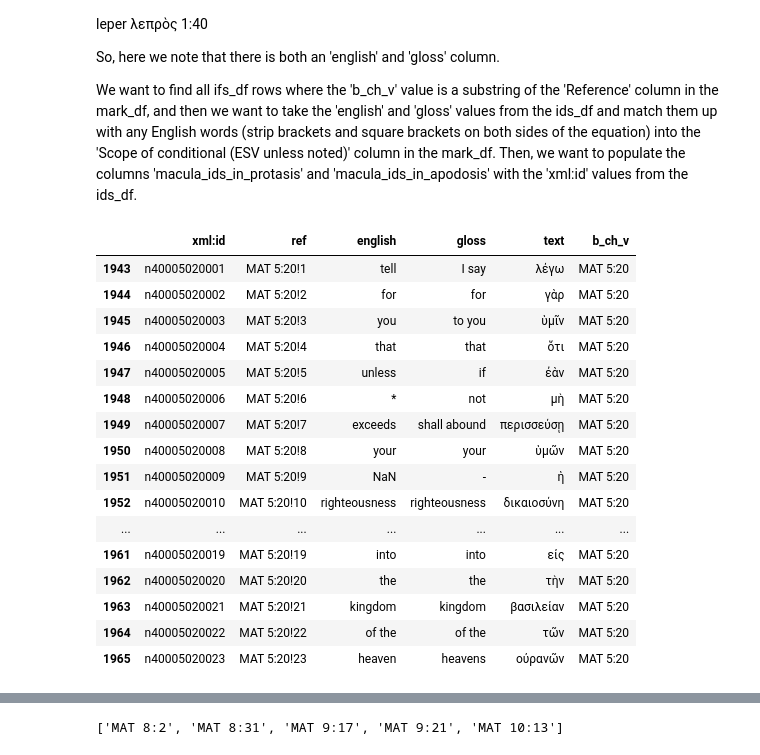
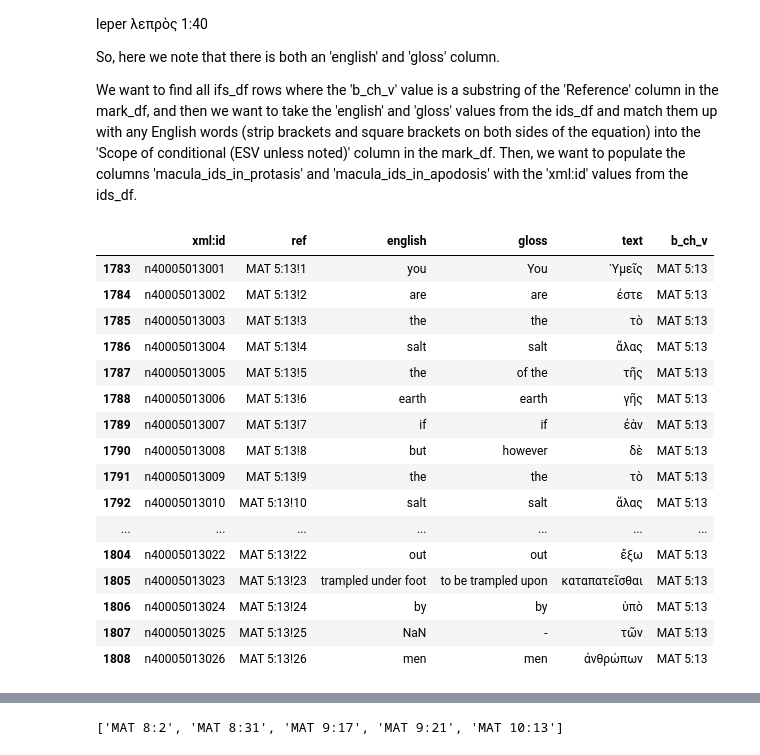
Before and after one commit to ryderwishart/biblical-machine-learning, a Jupyter notebook: protasis_apodosis_alignment.ipynb, the cells around one changed output, grey strips where cells are left out. Cells and saved outputs as stored; diff of their text form; code cells hidden in the pictures.

```diff
--- a/protasis_apodosis_alignment.ipynb
+++ b/protasis_apodosis_alignment.ipynb
@@ -94,26 +94,26 @@ So, here we note that there is both an 'english' and 'gloss' column.
 We want to find all ifs_df rows where the 'b_ch_v' value is a substring of the 'Reference' column in the mark_df, and then we want to take the 'english' and 'gloss' values from the ids_df and match them up with any English words (strip brackets and square brackets on both sides of the equation) into the 'Scope of conditional (ESV unless noted)' column in the mark_df.
 Then, we want to populate the columns 'macula_ids_in_protasis' and 'macula_ids_in_apodosis' with the 'xml:id' values from the ids_df.
 # %%
-verse_df = ids_df[ids_df['b_ch_v'] == mark_df.iloc[4]['b_ch_v']]
+verse_df = ids_df[ids_df['b_ch_v'] == mark_df.iloc[3]['b_ch_v']]
 verse_df
 # %% [output]
 |  | xml:id | ref | english | gloss | text | b_ch_v |
-| 1943 | n40005020001 | MAT 5:20!1 | tell | I say | λέγω | MAT 5:20 |
-| 1944 | n40005020002 | MAT 5:20!2 | for | for | γὰρ | MAT 5:20 |
-| 1945 | n40005020003 | MAT 5:20!3 | you | to you | ὑμῖν | MAT 5:20 |
-| 1946 | n40005020004 | MAT 5:20!4 | that | that | ὅτι | MAT 5:20 |
-| 1947 | n40005020005 | MAT 5:20!5 | unless | if | ἐὰν | MAT 5:20 |
-| 1948 | n40005020006 | MAT 5:20!6 | * | not | μὴ | MAT 5:20 |
-| 1949 | n40005020007 | MAT 5:20!7 | exceeds | shall abound | περισσεύσῃ | MAT 5:20 |
-| 1950 | n40005020008 | MAT 5:20!8 | your | your | ὑμῶν | MAT 5:20 |
-| 1951 | n40005020009 | MAT 5:20!9 | NaN | - | ἡ | MAT 5:20 |
-| 1952 | n40005020010 | MAT 5:20!10 | righteousness | righteousness | δικαιοσύνη | MAT 5:20 |
+| 1783 | n40005013001 | MAT 5:13!1 | you | You | Ὑμεῖς | MAT 5:13 |
+| 1784 | n40005013002 | MAT 5:13!2 | are | are | ἐστε | MAT 5:13 |
+| 1785 | n40005013003 | MAT 5:13!3 | the | the | τὸ | MAT 5:13 |
+| 1786 | n40005013004 | MAT 5:13!4 | salt | salt | ἅλας | MAT 5:13 |
+| 1787 | n40005013005 | MAT 5:13!5 | the | of the | τῆς | MAT 5:13 |
+| 1788 | n40005013006 | MAT 5:13!6 | earth | earth | γῆς | MAT 5:13 |
+| 1789 | n40005013007 | MAT 5:13!7 | if | if | ἐὰν | MAT 5:13 |
+| 1790 | n40005013008 | MAT 5:13!8 | but | however | δὲ | MAT 5:13 |
+| 1791 | n40005013009 | MAT 5:13!9 | the | the | τὸ | MAT 5:13 |
+| 1792 | n40005013010 | MAT 5:13!10 | salt | salt | ἅλας | MAT 5:13 |
 | ... | ... | ... | ... | ... | ... | ... |
-| 1961 | n40005020019 | MAT 5:20!19 | into | into | εἰς | MAT 5:20 |
-| 1962 | n40005020020 | MAT 5:20!20 | the | the | τὴν | MAT 5:20 |
-| 1963 | n40005020021 | MAT 5:20!21 | kingdom | kingdom | βασιλείαν | MAT 5:20 |
-| 1964 | n40005020022 | MAT 5:20!22 | of the | of the | τῶν | MAT 5:20 |
-| 1965 | n40005020023 | MAT 5:20!23 | heaven | heavens | οὐρανῶν | MAT 5:20 |
+| 1804 | n40005013022 | MAT 5:13!22 | out | out | ἔξω | MAT 5:13 |
+| 1805 | n40005013023 | MAT 5:13!23 | trampled under foot | to be trampled upon | καταπατεῖσθαι | MAT 5:13 |
+| 1806 | n40005013024 | MAT 5:13!24 | by | by | ὑπὸ | MAT 5:13 |
+| 1807 | n40005013025 | MAT 5:13!25 | NaN | - | τῶν | MAT 5:13 |
+| 1808 | n40005013026 | MAT 5:13!26 | men | men | ἀνθρώπων | MAT 5:13 |
 # %%
 import re
 # For every b_ch_v in mark_df, find the corresponding rows in ids_df
```
Also changed, not shown: parts of 10 cells of this notebook.
